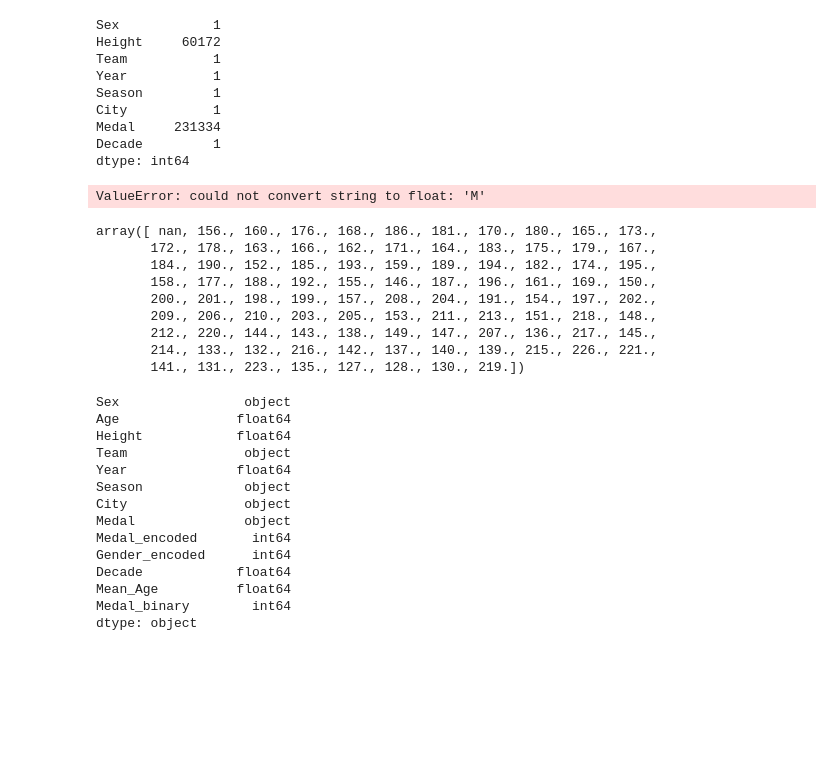
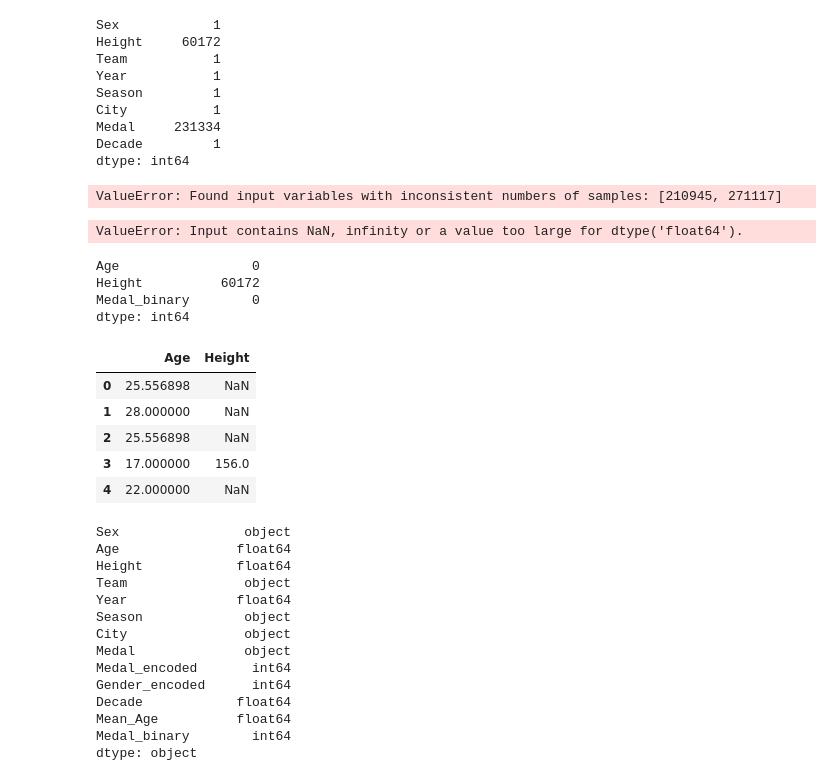
Before and after one commit to amyscott303/Thinkful, a Jupyter notebook: Capstone 2.ipynb, the cells around one changed output. Cells and saved outputs as stored; diff of their text form; code cells hidden in the pictures; blank space fills up the shorter version.

```diff
--- a/Capstone 2.ipynb
+++ b/Capstone 2.ipynb
@@ -288,23 +288,35 @@ dtype: int64
 from sklearn.neighbors import KNeighborsClassifier
 neighbors = KNeighborsClassifier(n_neighbors=1)
 X = df_swim[['Age','Height']]
-X= df_swim.dropna(subset=['Height'])
-Y = df_swim.Medal_binary
+X= X.dropna(subset=['Height'])
+Y = df_swim['Medal_binary']
 neighbors.fit(X,Y)
 # %% [output]
-ValueError: could not convert string to float: 'M'
+ValueError: Found input variables with inconsistent numbers of samples: [210945, 271117]
-# %%
-df_swim.Height.unique()
-# %% [output]
-array([ nan, 156., 160., 176., 168., 186., 181., 170., 180., 165., 173.,
-       172., 178., 163., 166., 162., 171., 164., 183., 175., 179., 167.,
-       184., 190., 152., 185., 193., 159., 189., 194., 182., 174., 195.,
-       158., 177., 188., 192., 155., 146., 187., 196., 161., 169., 150.,
-       200., 201., 198., 199., 157., 208., 204., 191., 154., 197., 202.,
-       209., 206., 210., 203., 205., 153., 211., 213., 151., 218., 148.,
-       212., 220., 144., 143., 138., 149., 147., 207., 136., 217., 145.,
-       214., 133., 132., 216., 142., 137., 140., 139., 215., 226., 221.,
-       141., 131., 223., 135., 127., 128., 130., 219.])
+# %%
+knn_data = df_swim[['Age', 'Height', 'Medal_binary']]
+knn_data.dropna(subset=['Height'])
+X = knn_data[['Age', 'Height']]
+Y = knn_data['Medal_binary']
+neighbors.fit(X,Y)
+# %% [output]
+ValueError: Input contains NaN, infinity or a value too large for dtype('float64').
+# %%
+knn_data.isna().sum()
+# %% [output]
+Age                 0
+Height          60172
+Medal_binary        0
+dtype: int64
+# %%
+X.head()
+# %% [output]
+|  | Age | Height |
+| 0 | 25.556898 | NaN |
+| 1 | 28.000000 | NaN |
+| 2 | 25.556898 | NaN |
+| 3 | 17.000000 | 156.0 |
+| 4 | 22.000000 | NaN |
 # %%
 df_swim.dtypes
 # %% [output]
```
